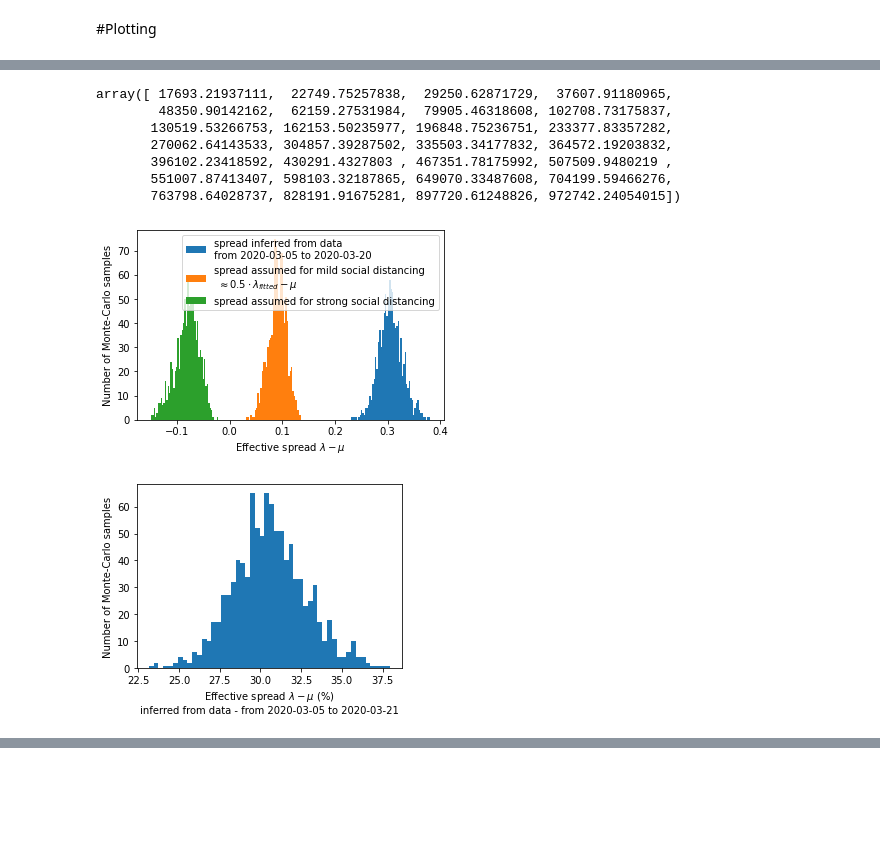
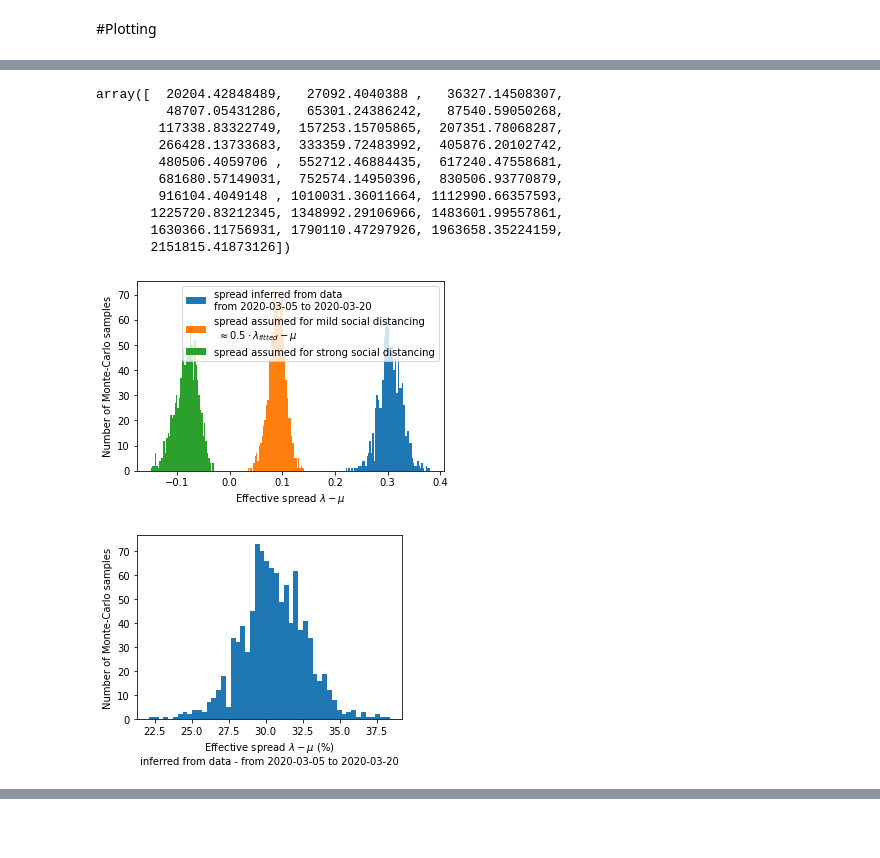
Before and after one commit to Priesemann-Group/covid_bayesian_mcmc, a Jupyter notebook: Corona_germany_SIR.ipynb, the cells around one changed output, grey strips where cells are left out. Drawn from its saved outputs; the diff is of its cells as text; code cells hidden in the pictures; blank space fills up the shorter version.

```diff
--- a/Corona_germany_SIR.ipynb
+++ b/Corona_germany_SIR.ipynb
@@ -26,6 +26,7 @@ cases_obs = np.array(
 date_data_end = confirmed_cases.loc[confirmed_cases["Country/Region"] == "Germany", data_begin:data_end].columns[-1]
 month, day, year = map(int,date_data_end.split('/'))
 date_data_end = datetime.date(year+2000, month, day)
+date_today = date_data_end + datetime.timedelta(days=1)
 print('Cases yesterday ({}): {} and day before yesterday: {}'.format(date_data_end.isoformat(), *cases_obs[:-3:-1]))
 deaths_obs = np.array(deaths.loc[deaths["Country/Region"] == "Germany", data_begin:data_end])[0]
 num_days = len(cases_obs)
@@ -49,7 +50,7 @@ def SIR_model(λ, μ, S_begin, I_begin, N):
 
 with pm.Model() as model:
     # true cases at begin of loaded data but we do not know the real number
-    I_begin = pm.HalfCauchy("I_begin", beta=1000)
+    I_begin = pm.Lognormal("I_begin", mu=np.log(cases_obs[0]), sigma=0.9)
 
     # fraction of people that are newly infected each day
     λ = pm.Lognormal("λ", mu=np.log(0.4), sigma=0.5)
@@ -241,39 +242,42 @@ plt.legend(loc='upper left')
 # %%
 import matplotlib
 
 day_begin = date_data_end - datetime.timedelta(days = num_days)
 
 plt.figure(figsize=(5.5,3.5))
 bins = np.linspace(-0.15, 0.38, 200)
 plt.hist(trace.λ - trace.μ, bins=bins,
          label='spread inferred from data\nfrom {} to {}'.format(day_begin.isoformat(), date_data_end.isoformat()))
 plt.hist(np.maximum(trace.λ*(1-reduc_factor_mild) ,0) - trace.μ, bins=bins,
          label='spread assumed for mild social distancing\n $\\approx 0.5 \\cdot \\lambda_{fitted} - \mu $')
 plt.hist(np.maximum(trace.λ*(1-reduc_factor_strong),0) - trace.μ, bins=bins,
          label='spread assumed for strong social distancing')
 plt.xlabel('Effective spread $\lambda - \mu$')
 plt.ylabel('Number of Monte-Carlo samples')
 plt.legend()
 plt.savefig('Distributions_of_m.png', dpi=200)
 
 plt.figure(figsize=(4.5,3.5))
 #bins = np.linspace(-0.11, 0.304, 200)
 plt.hist((trace.λ - trace.μ)*100, bins=50)
-plt.xlabel('Effective spread $\lambda - \mu$ (%)\ninferred from data - from {} to {}'.format(day_begin.isoformat(), date_today.isoformat()))
+plt.xlabel('Effective spread $\lambda - \mu$ (%)\ninferred from data - from {} to {}'.format(day_begin.isoformat(), date_data_end.isoformat()))
 plt.ylabel('Number of Monte-Carlo samples')
 plt.tight_layout()
 plt.savefig('Distributions_of_fitted_m.png', dpi=200)
 trace.I_soc_dist[-1]
 # %% [output]
-array([ 17693.21937111,  22749.75257838,  29250.62871729,  37607.91180965,
-        48350.90142162,  62159.27531984,  79905.46318608, 102708.73175837,
-       130519.53266753, 162153.50235977, 196848.75236751, 233377.83357282,
-       270062.64143533, 304857.39287502, 335503.34177832, 364572.19203832,
-       396102.23418592, 430291.4327803 , 467351.78175992, 507509.9480219 ,
-       551007.87413407, 598103.32187865, 649070.33487608, 704199.59466276,
-       763798.64028737, 828191.91675281, 897720.61248826, 972742.24054015])
+array([  20204.42848489,   27092.4040388 ,   36327.14508307,
+         48707.05431286,   65301.24386242,   87540.59050268,
+        117338.83322749,  157253.15705865,  207351.78068287,
+        266428.13733683,  333359.72483992,  405876.20102742,
+        480506.4059706 ,  552712.46884435,  617240.47558681,
+        681680.57149031,  752574.14950396,  830506.93770879,
+        916104.4049148 , 1010031.36011664, 1112990.66357593,
+       1225720.83212345, 1348992.29106966, 1483601.99557861,
+       1630366.11756931, 1790110.47297926, 1963658.35224159,
+       2151815.41873126])
-[figure, old version]
+[figure, new version]
-[figure, old version]
+[figure, new version]
 # %%
 legends_lang = {'german': ['Bestätigte Fälle bis heute', ['Ungebremste Ausbreitung',
            'Einschränkung der Kontakte', 'starke Einschränkung der Kontakte'],
```
Also changed, not shown: parts of 3 cells of this notebook.
